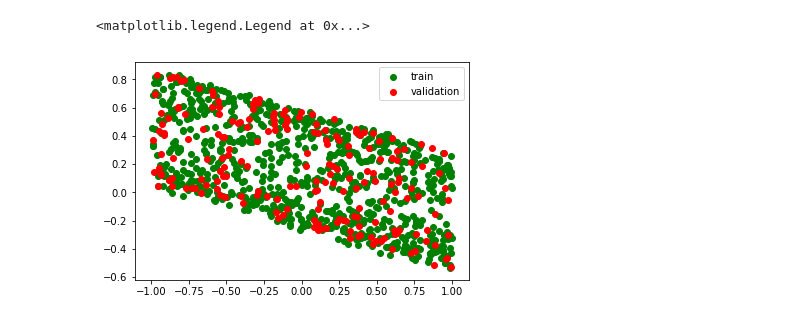
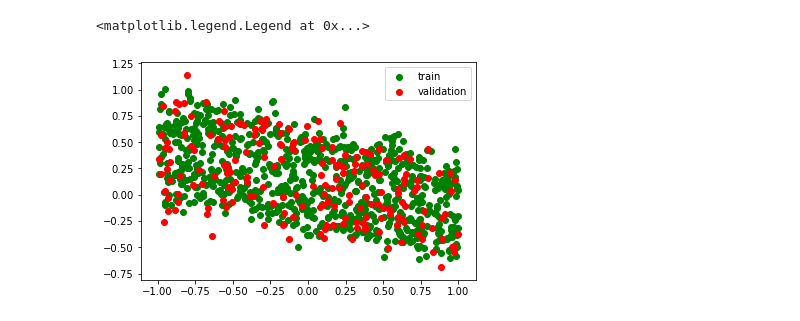
Before and after one commit to hbhat4000/sdeinference, a Jupyter notebook: NNcode/3dim_2hiddenLayers.ipynb, the cells around one changed output. Drawn from its saved outputs; the diff is of its cells as text; code cells hidden in the pictures.

Commit message:
Adding working code for noisy 3 dimensional function approximation and plots for all the 3 dimensions.

```diff
--- a/NNcode/3dim_2hiddenLayers.ipynb
+++ b/NNcode/3dim_2hiddenLayers.ipynb
@@ -31,17 +31,13 @@ def duffing_drift(x):
     out = np.zeros(x.shape)
 
     # f_1(x_1,x_2,x_3) = x_2
-    out[0] = x[1]
+    out[:, 0] = x[:, 1]
 
     # f_2(x_1,x_2,x_3) = -delta*x_2 - alpha*x_1 - beta*x_1^3 + gamma*cos(omega*x_3)
-    out[1] = -delta*x[1] - alpha*x[0] - beta*np.power(x[0],3) + gamma*np.cos(omega*x[2])
+    out[:, 1] = -delta*x[:, 1] - alpha*x[:, 0] - beta*np.power(x[:, 0],3) + gamma*np.cos(omega*x[:, 2])
 
     # f_3(x_1,x_2,x_3) = 1
-    out[2] = 1.0
-
-#     out[0] = np.sin(x[0])
-#     out[1] = 1.0
-#     out[2] = 1.0
+    out[:, 2] = 1.0
 
     return out
 # %%
@@ -74 +53,15 @@ for i in range(0, (n_inputs - train_size)):
+# %%
+def function_to_learn(x):
+    return duffing_drift(x)
+
+def function_to_learn_with_noise(x):
+    return duffing_drift(x) + 0.125 * np.float32(np.random.randn(*x.shape))
+# %%
+X_all = np.float32(np.random.uniform(-1, 1, (3, n_inputs))).T
+np.random.shuffle(X_all)
+train_size = int(n_inputs * train_split)
+X_train = X_all[:train_size, :]
+X_validation = X_all[train_size:, :]
+y_train = function_to_learn_with_noise(X_train)
+y_validation = function_to_learn_with_noise(X_validation)
 # %%
@@ -92,8 +93,8 @@ print(trainy)
 # %%
 plt.figure(1)
-plt.scatter(trainx[:, 1], trainy[:, 1], c = 'green', label = 'train')
-plt.scatter(validx[:, 1], validy[:, 1], c = 'red', label = 'validation')
+plt.scatter(X_train[:, 1], y_train[:, 1], c = 'green', label = 'train')
+plt.scatter(X_validation[:, 1], y_validation[:, 1], c = 'red', label = 'validation')
 plt.legend()
 # %% [output]
 <matplotlib.legend.Legend at 0x...>
-[figure, old version]
+[figure, new version]
```
Also changed, not shown: parts of 9 cells of this notebook, 1 other file.
